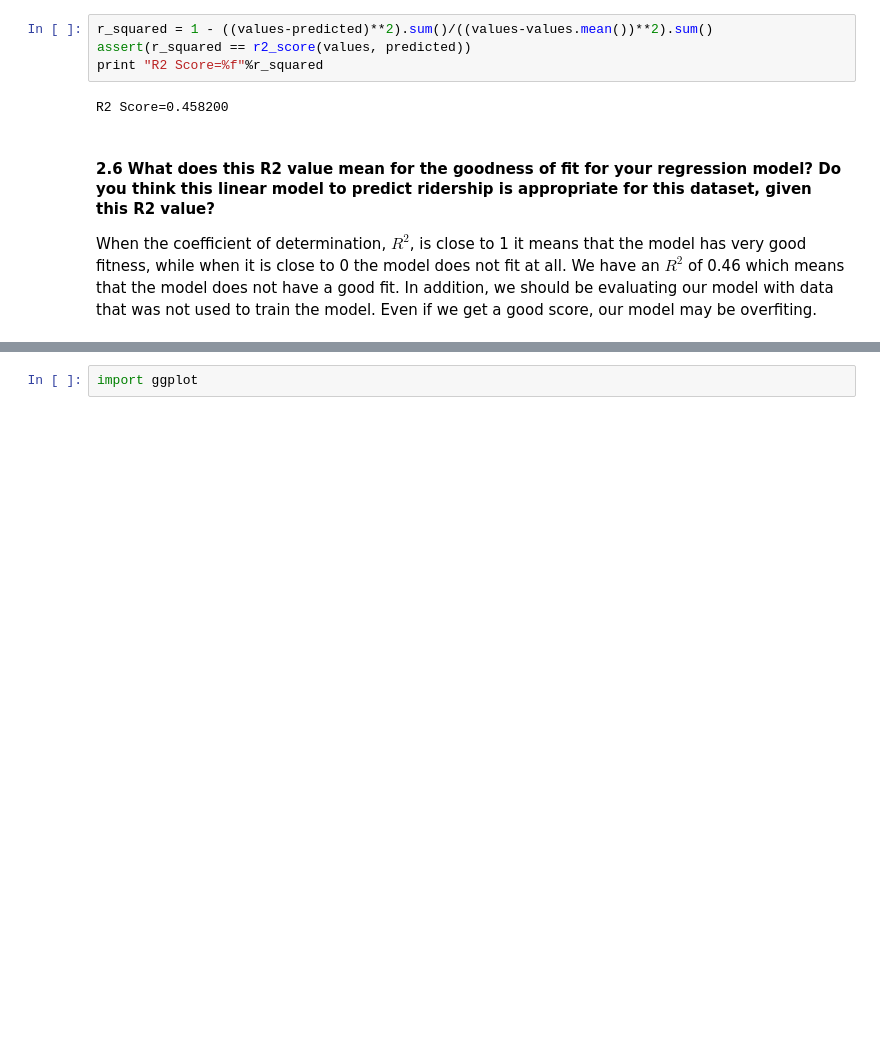
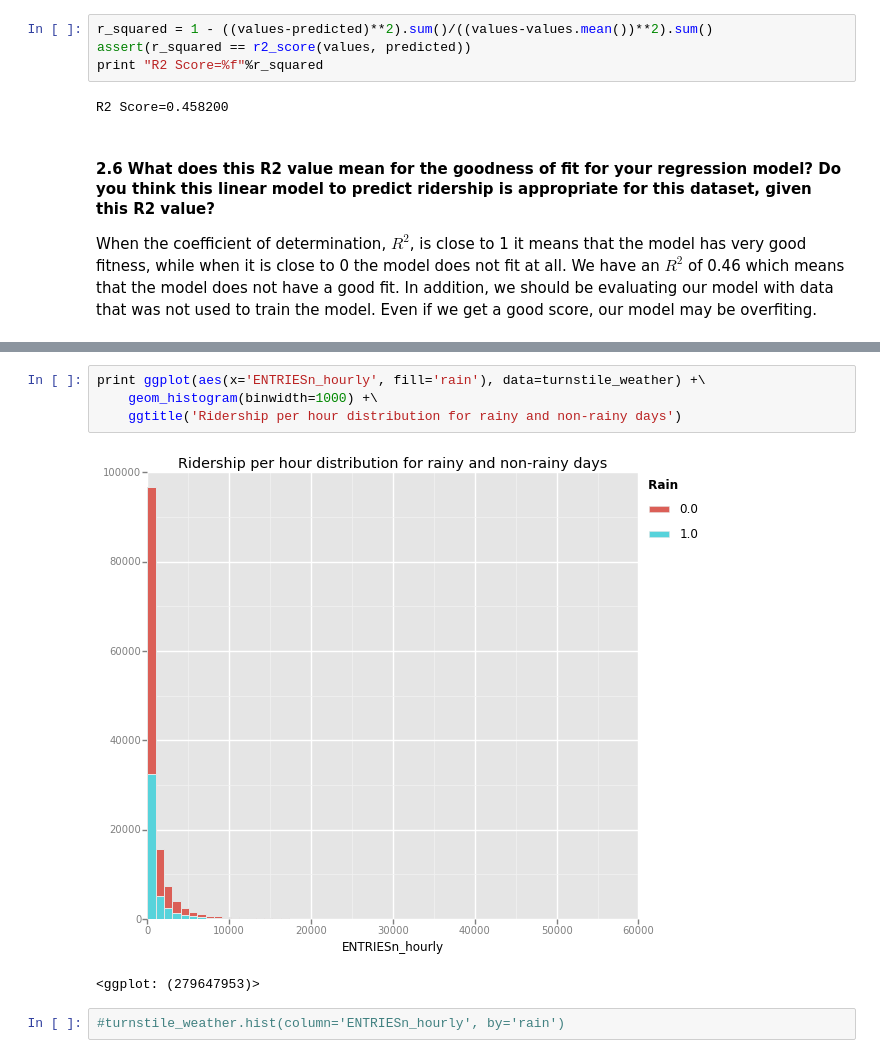
Before and after one commit to luiscruz/udacity_data_analyst, a Jupyter notebook: Project2_Investigate_a_Dataset_NYC.ipynb, the cells around one changed output, grey strips where cells are left out. Saved outputs shown, nothing was run; the diff lists cells and outputs as text; blank space fills up the shorter version.

```diff
--- a/Project2_Investigate_a_Dataset_NYC.ipynb
+++ b/Project2_Investigate_a_Dataset_NYC.ipynb
@@ -244,2 +251,9 @@ __3.2__ One visualization can be more freeform. You should feel free to implemen
-# %%
-import ggplot
+# %%
+print ggplot(aes(x='ENTRIESn_hourly', fill='rain'), data=turnstile_weather) +\
+    geom_histogram(binwidth=1000) +\
+    ggtitle('Ridership per hour distribution for rainy and non-rainy days')
+# %% [output]
+[figure, added]
+<ggplot: (279647953)>
+# %%
+#turnstile_weather.hist(column='ENTRIESn_hourly', by='rain')
```
Also changed, not shown: parts of 6 cells of this notebook.
